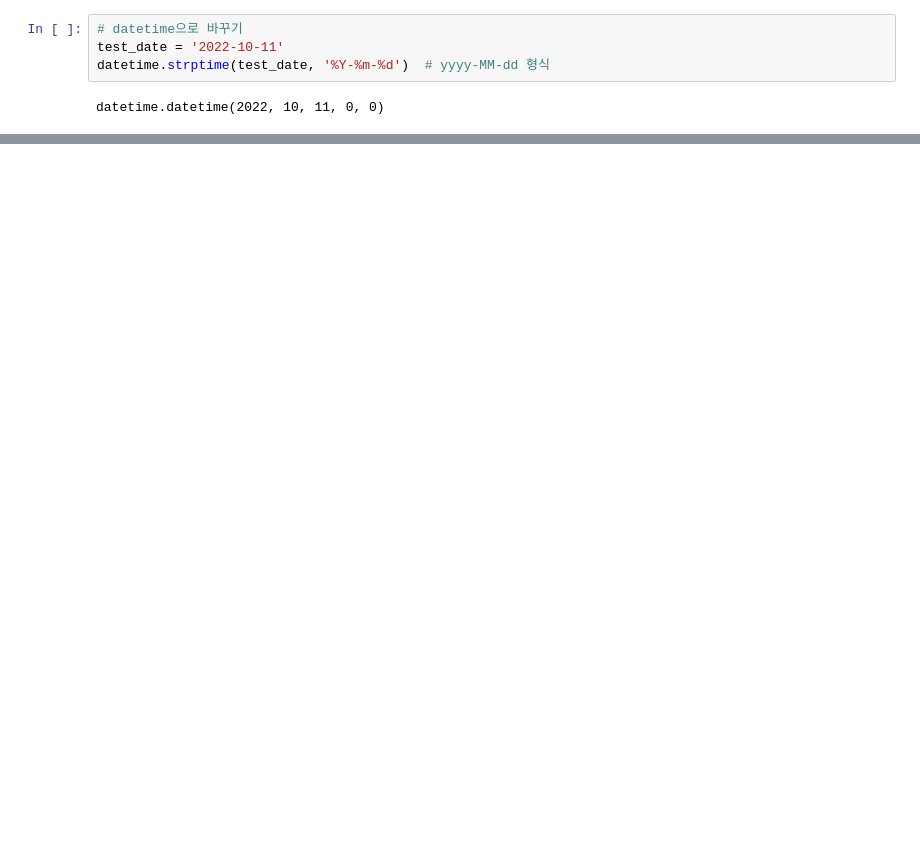
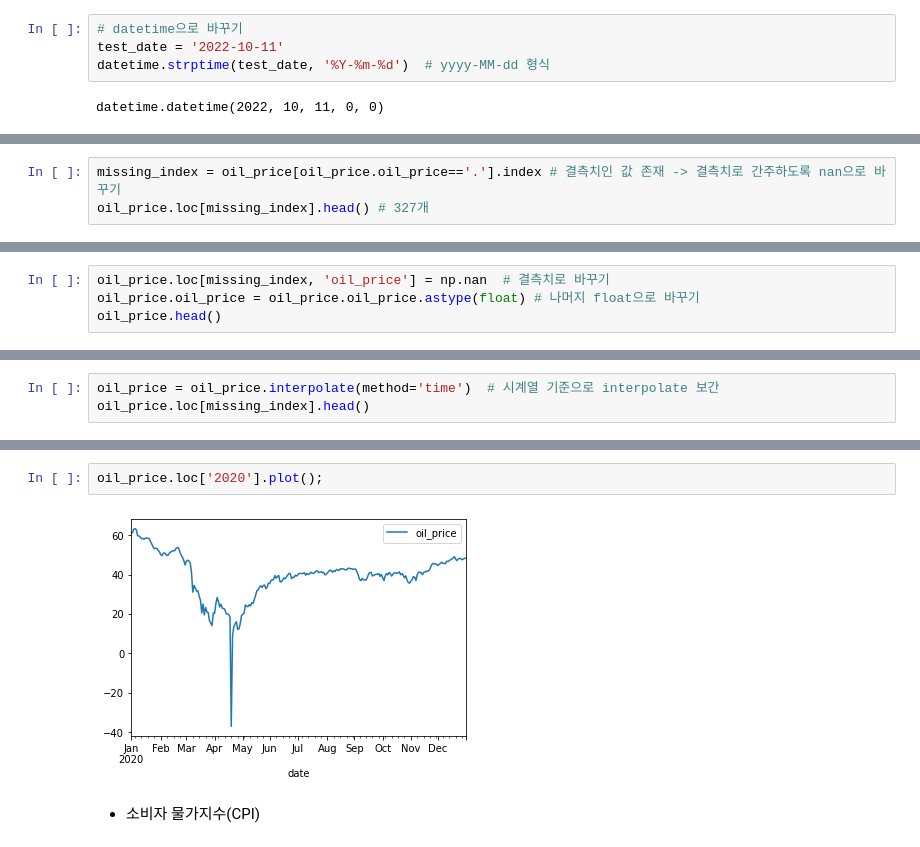
Before and after one commit to nan-park/section2_project, a Jupyter notebook: project_section2.ipynb, the cells around one changed output, grey strips where cells are left out. Drawn from its saved outputs; the diff is of its cells as text; blank space fills up the shorter version.

```diff
--- a/project_section2.ipynb
+++ b/project_section2.ipynb
@@ -85,0 +168,3 @@ plt.show()
+# %%
+missing_index = oil_price[oil_price.oil_price=='.'].index # 결측치인 값 존재 -> 결측치로 간주하도록 nan으로 바꾸기
+oil_price.loc[missing_index].head() # 327개
@@ -85,0 +179,4 @@ plt.show()
+# %%
+oil_price.loc[missing_index, 'oil_price'] = np.nan  # 결측치로 바꾸기
+oil_price.oil_price = oil_price.oil_price.astype(float) # 나머지 float으로 바꾸기
+oil_price.head()
@@ -85,0 +202,3 @@ plt.show()
+# %%
+oil_price = oil_price.interpolate(method='time')  # 시계열 기준으로 interpolate 보간
+oil_price.loc[missing_index].head()
@@ -85,0 +213,6 @@ plt.show()
+# %%
+oil_price.loc['2020'].plot();
+# %% [output]
+[figure, added]
+# %% [markdown]
+- 소비자 물가지수(CPI)
```
Also changed, not shown: parts of 31 cells of this notebook.
